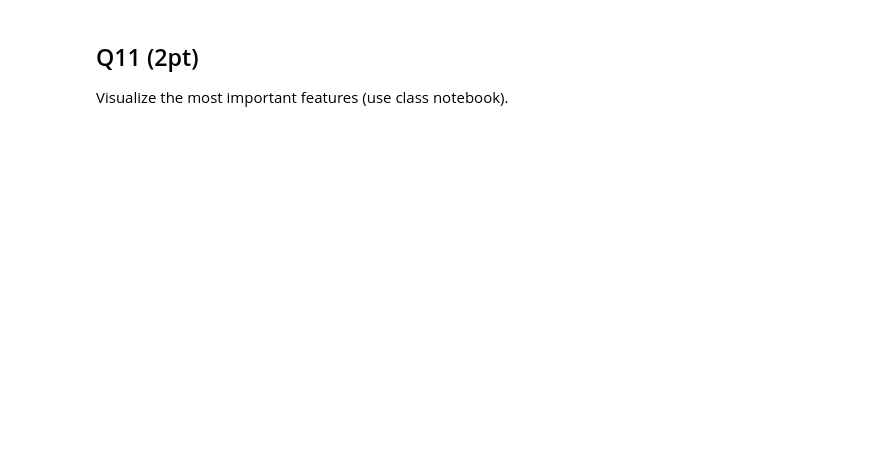
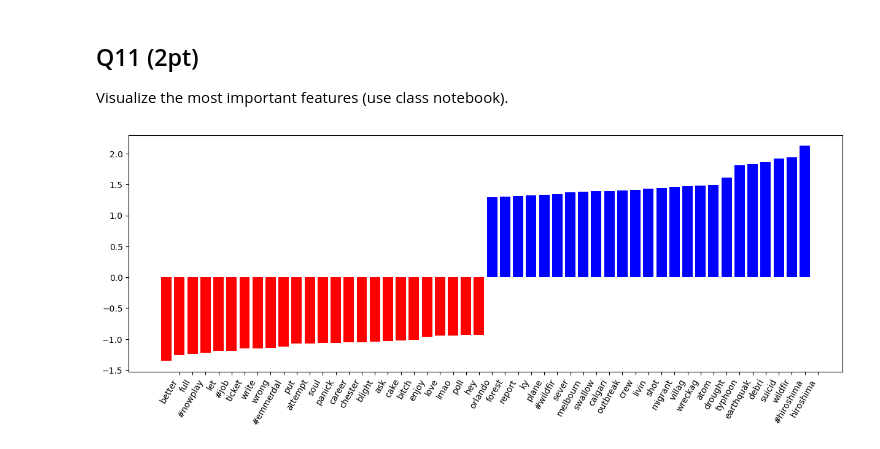
Before and after one commit to Nick-Azzarano/Machine-Learning-Practice, a Jupyter notebook: Spring2025/Homeworks/HW4_Azzarano_Nick.ipynb, the cells around one changed output. Saved outputs shown, nothing was run; the diff lists cells and outputs as text; code cells hidden in the pictures; blank space fills up the shorter version.

```diff
--- a/Spring2025/Homeworks/HW4_Azzarano_Nick.ipynb
+++ b/Spring2025/Homeworks/HW4_Azzarano_Nick.ipynb
@@ -679,0 +684,22 @@ Visualize the most important features (use class notebook).
+# %%
+def visualize(clf, feature_names, n_features=25):
+  coef = clf.coef_.ravel()
+  positive_coef = np.argsort(coef)[-n_features:]
+  negative_coef = np.argsort(coef)[:n_features]
+  all_coefs = np.hstack([negative_coef, positive_coef])
+
+  plt.figure(figsize=(15,5))
+  colors = ['red' if c<0 else 'blue' for c in coef[all_coefs]]
+  plt.bar(np.arange(2*n_features), coef[all_coefs], color=colors)
+  feature_names = np.array(feature_names)
+  plt.xticks(np.arange(1,1+2*n_features), feature_names[all_coefs], rotation =60, ha='right')
+# %%
+# This model's f1 score was the worst of all the models we tested, but I believe
+# that it's most important words make a lot more sense than the other models.
+# I am confused as to why this is, but I can't argue with the f1 scores.
+
+# f1 score 0.6992592592592592
+
+visualize(logreg, countv3.get_feature_names_out())
+# %% [output]
+[figure, added]
```
Also changed, not shown: parts of 13 cells of this notebook.
